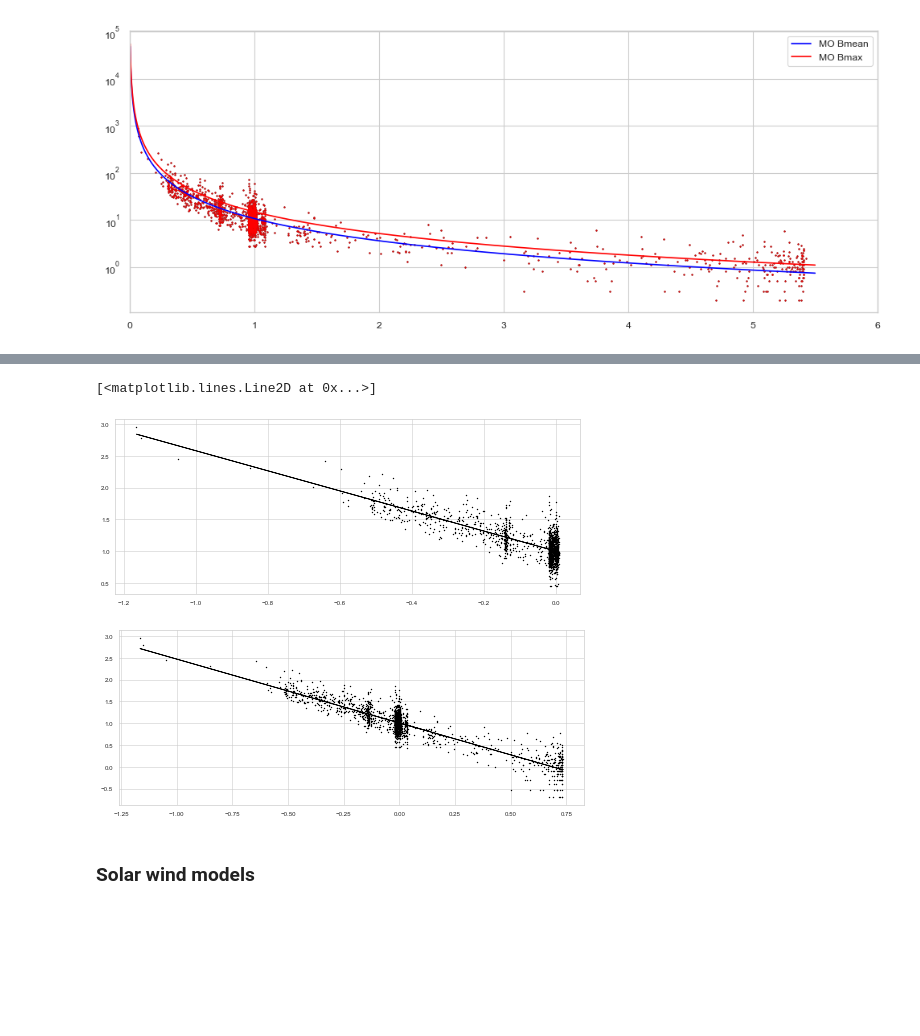
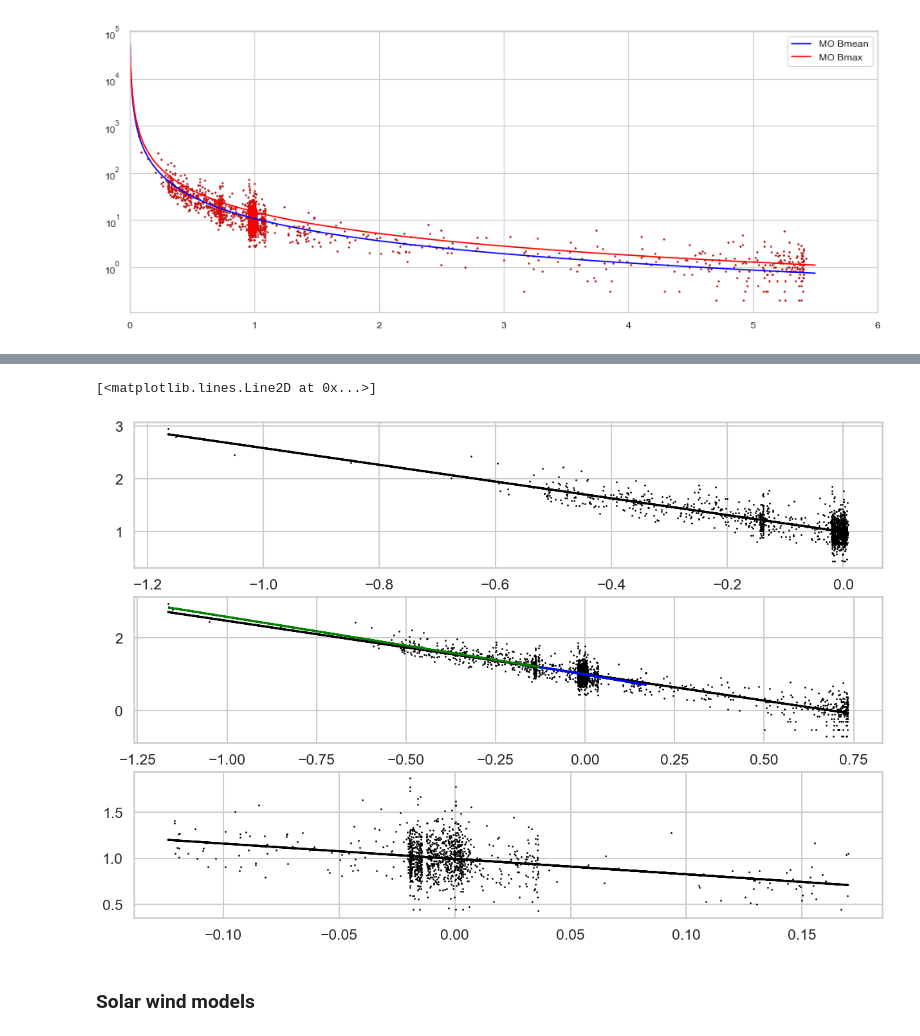
Before and after one commit to cmoestl/icmecat_paper_2026, a Jupyter notebook: moestl_icmecat_results.ipynb, the cells around one changed output, grey strips where cells are left out. Drawn from its saved outputs; the diff is of its cells as text; code cells hidden in the pictures; blank space fills up the shorter version.

```diff
--- a/moestl_icmecat_results.ipynb
+++ b/moestl_icmecat_results.ipynb
@@ -867,16 +874,13 @@ Intercept (nonlog): 9.9354 ± 0.0053
 # %%
 print('B(r) for MO_Bmean')
 
+print('results for 3 distance ranges')
 
 #print('start fit at 1 solar radii, in AU: ',np.round(rs,4))
 fitx=np.linspace(1*rs,5.5,num=10000)
 
-####linear fit
-def linear(x, k, d):
-    return k * x + d
 
-
-######################## fit 1
+######################## fit 1 inner heliosphere
 r=ic.mo_sc_heliodistance
 b=ic.mo_bmean
 
@@ -885,12 +889,12 @@ rem=np.where(np.logical_or(np.isnan(r), np.isnan(b)))[0]
 r=r.drop(rem)
 b=b.drop(rem)
 
-#remove ulysses because high latitude
+#remove ulysses because high latitude, does not make any difference
 #r=r.drop(iuly)
 #b=b.drop(iuly)
 
 #select distance range
-mindistfit1=0
+mindistfit1=0.0
 maxdistfit1=1.02 #(STEREO-B goes to < 1.09, Wind goes to < 1.02
 ind1au=np.where(np.logical_and(ic.mo_sc_heliodistance < maxdistfit1,ic.mo_sc_heliodistance > mindistfit1))[0]
 
@@ -909,10 +913,9 @@ print(f"Intercept (nonlog): {10**d1:.4f} ± {d1_err:.4f}")
 print('fit distance range',mindistfit1,'-',maxdistfit1,' au')
 ###################
 print()
-print()
 
 
-######################## fit 2
+######################## fit 2 all
 r=ic.mo_sc_heliodistance
 b=ic.mo_bmean
 
@@ -944,19 +947,62 @@ k2_err, d2_err = np.sqrt(np.diag(covariance2))
 print(f"Slope: {k2:.4f} ± {k2_err:.4f}")
 print(f"Intercept (nonlog): {10**d2:.4f} ± {d2_err:.4f}")
 print('fit distance range',mindistfit2,'-',maxdistfit2,' au')
+print()
+
+
+######################## fit 3 outer heliosphere
+r=ic.mo_sc_heliodistance
+b=ic.mo_bmean
+
+#remove events where one or both are nan
+rem=np.where(np.logical_or(np.isnan(r), np.isnan(b)))[0]
+r=r.drop(rem)
+b=b.drop(rem)
+
+#remove ulysses because high latitude
+#r=r.drop(iuly)
+#b=b.drop(iuly)
+
+#select distance range
+mindistfit3=0.75
+maxdistfit3=1.5
+
+indg1au=np.where(np.logical_and(ic.mo_sc_heliodistance < maxdistfit3,ic.mo_sc_heliodistance > mindistfit3))[0]
+
+rmeanlog3=np.log10(r[indg1au])
+bmeanlog3=np.log10(b[indg1au])
+#rmean=r
+#bmean=b
+
+print('fit is done for ',len(rmeanlog3),' events')
+
+# Fit with covariance matrix
+params3, covariance3 = curve_fit(linear, rmeanlog3, bmeanlog3)
+k3, d3 = params3
+k3_err, d3_err = np.sqrt(np.diag(covariance3))
+print(f"Slope: {k3:.4f} ± {k3_err:.4f}")
+print(f"Intercept (nonlog): {10**d3:.4f} ± {d3_err:.4f}")
+print('fit distance range',mindistfit3,'-',maxdistfit3,' au')
 
 
 #------plot
-fig=plt.figure(3,figsize=(12,10),dpi=50)
-ax=plt.subplot(211)
+fig=plt.figure(3,figsize=(15,10),dpi=100)
+ax=plt.subplot(311)
 ax.plot(rmeanlog1,bmeanlog1,'ok', markersize=1)
 ax.plot(rmeanlog1,linear(rmeanlog1,k1,d1),'-k')
 
 
 #------plot
-fig=plt.figure(4,figsize=(12,10),dpi=50)
-ax=plt.subplot(211)
-ax.plot(rmeanlog2,bmeanlog2,'ok', markersize=1)
-ax.plot(rmeanlog2,linear(rmeanlog2,k2,d2),'-k')
+ax2=plt.subplot(312)
+ax2.plot(rmeanlog2,bmeanlog2,'ok', markersize=1)
+ax2.plot(rmeanlog2,linear(rmeanlog2,k2,d2),'-k')
+ax2.plot(rmeanlog1,linear(rmeanlog1,k1,d1),'-g')
+ax2.plot(rmeanlog3,linear(rmeanlog3,k3,d3),'-b')
+
+
+#------plot
+ax3=plt.subplot(313)
+ax3.plot(rmeanlog3,bmeanlog3,'ok', markersize=1)
+ax3.plot(rmeanlog3,linear(rmeanlog3,k3,d3),'-k')
 # %% [output]
 B(r) for MO_Bmean
@@ -973,6 +1024,5 @@ fit distance range 0.0 - 6.0  au
 [<matplotlib.lines.Line2D at 0x...>]
-[figure, old version]
+[figure, new version]
-[figure, removed]
 # %% [markdown]
 ### Solar wind models
 # %%
```
Also changed, not shown: parts of 8 cells of this notebook, 9 other files.
